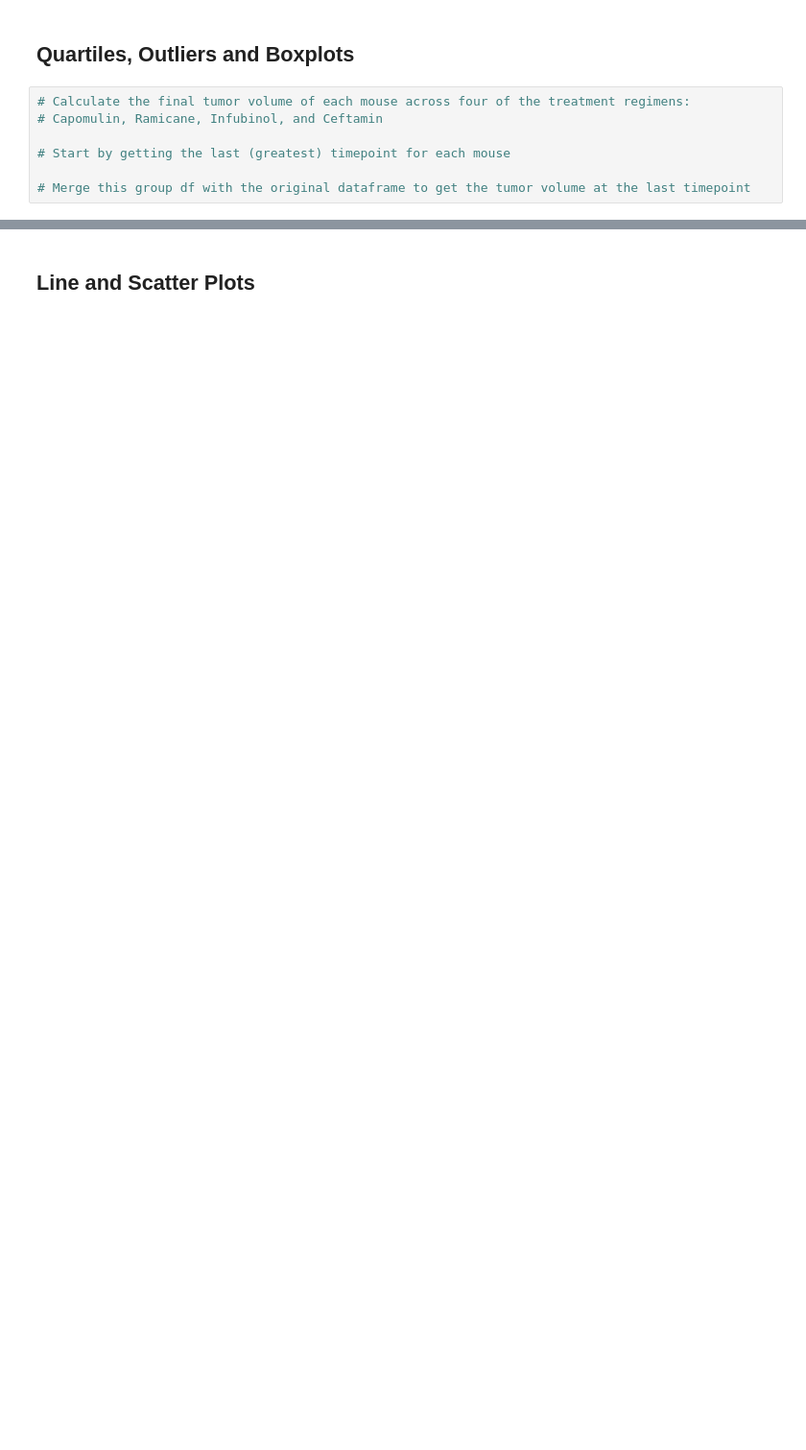
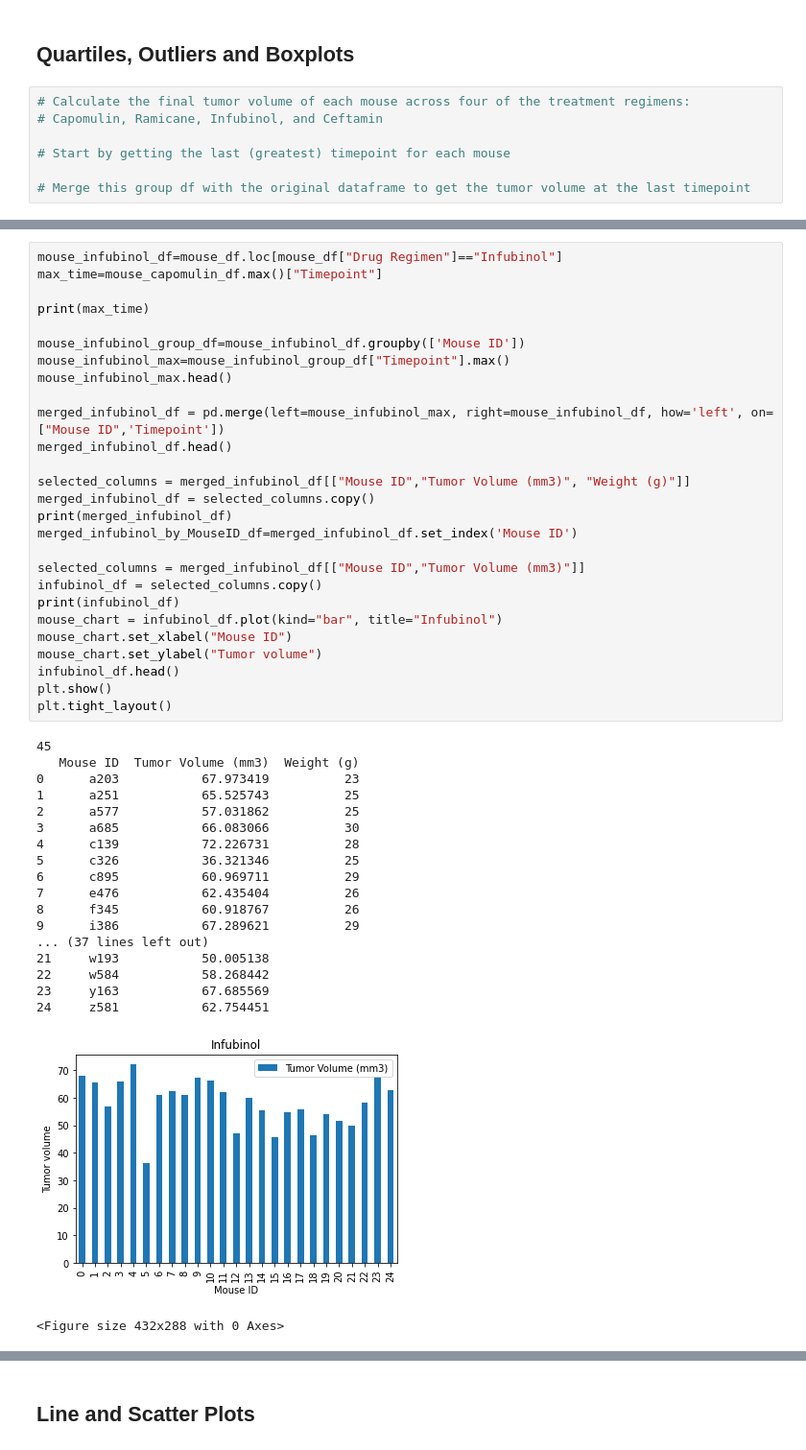
Before and after one commit to granginderpreet/matplotlib, a Jupyter notebook: pymaceuticals_starter.ipynb, the cells around one changed output, grey strips where cells are left out. Shown at 96% size. Drawn from its saved outputs; the diff is of its cells as text; blank space fills up the shorter version.

```diff
--- a/pymaceuticals_starter.ipynb
+++ b/pymaceuticals_starter.ipynb
@@ -296,0 +396,47 @@ Name: Mouse ID, dtype: int64
+# %%
+mouse_infubinol_df=mouse_df.loc[mouse_df["Drug Regimen"]=="Infubinol"]
+max_time=mouse_capomulin_df.max()["Timepoint"]
+
+print(max_time)
+
+mouse_infubinol_group_df=mouse_infubinol_df.groupby(['Mouse ID'])
+mouse_infubinol_max=mouse_infubinol_group_df["Timepoint"].max()
+mouse_infubinol_max.head()
+
+merged_infubinol_df = pd.merge(left=mouse_infubinol_max, right=mouse_infubinol_df, how='left', on=["Mouse ID",'Timepoint'])
+merged_infubinol_df.head()
+
+selected_columns = merged_infubinol_df[["Mouse ID","Tumor Volume (mm3)", "Weight (g)"]]
+merged_infubinol_df = selected_columns.copy()
+print(merged_infubinol_df)
+merged_infubinol_by_MouseID_df=merged_infubinol_df.set_index('Mouse ID')
+
+selected_columns = merged_infubinol_df[["Mouse ID","Tumor Volume (mm3)"]]
+infubinol_df = selected_columns.copy()
+print(infubinol_df)
+mouse_chart = infubinol_df.plot(kind="bar", title="Infubinol")
+mouse_chart.set_xlabel("Mouse ID")
+mouse_chart.set_ylabel("Tumor volume")
+infubinol_df.head()
+plt.show()
+plt.tight_layout()
+# %% [output]
+45
+   Mouse ID  Tumor Volume (mm3)  Weight (g)
+0      a203           67.973419          23
+1      a251           65.525743          25
+2      a577           57.031862          25
+3      a685           66.083066          30
+4      c139           72.226731          28
+5      c326           36.321346          25
+6      c895           60.969711          29
+7      e476           62.435404          26
+8      f345           60.918767          26
+9      i386           67.289621          29
+... (37 lines left out)
+21     w193           50.005138
+22     w584           58.268442
+23     y163           67.685569
+24     z581           62.754451
+[figure, added]
+<Figure size 432x288 with 0 Axes>
```
Also changed, not shown: parts of 25 cells of this notebook.
